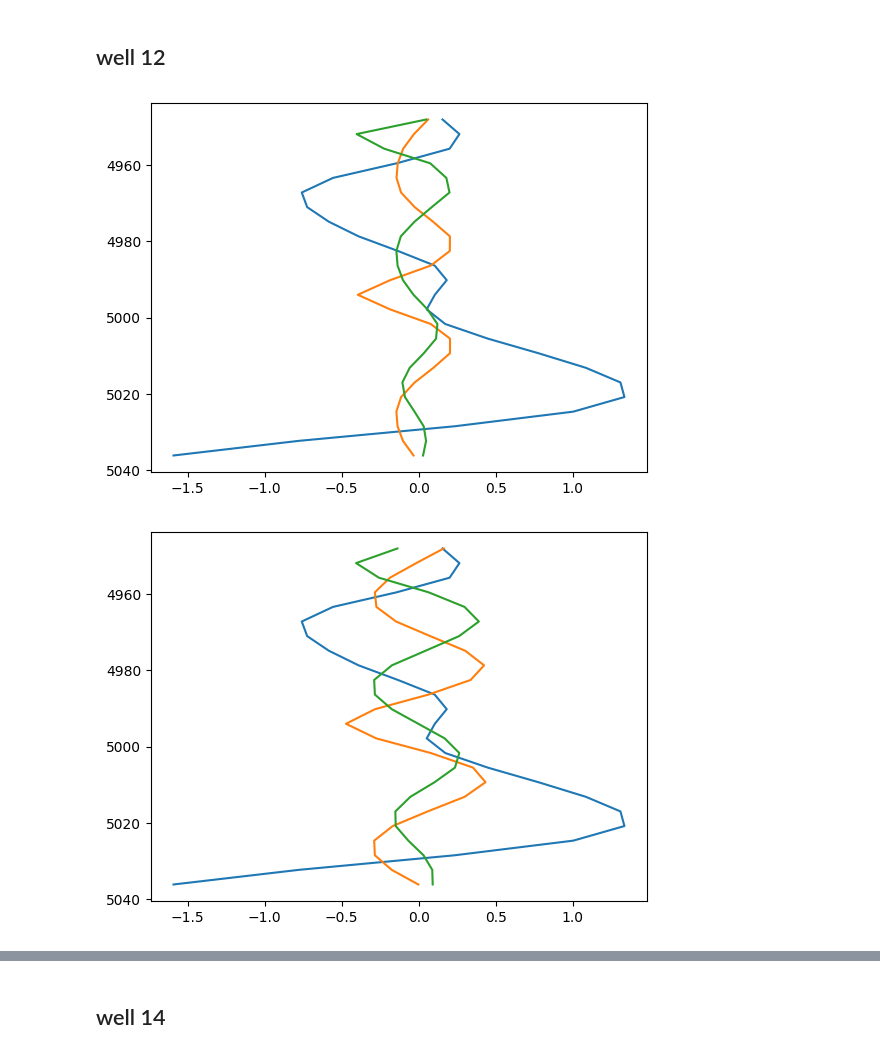
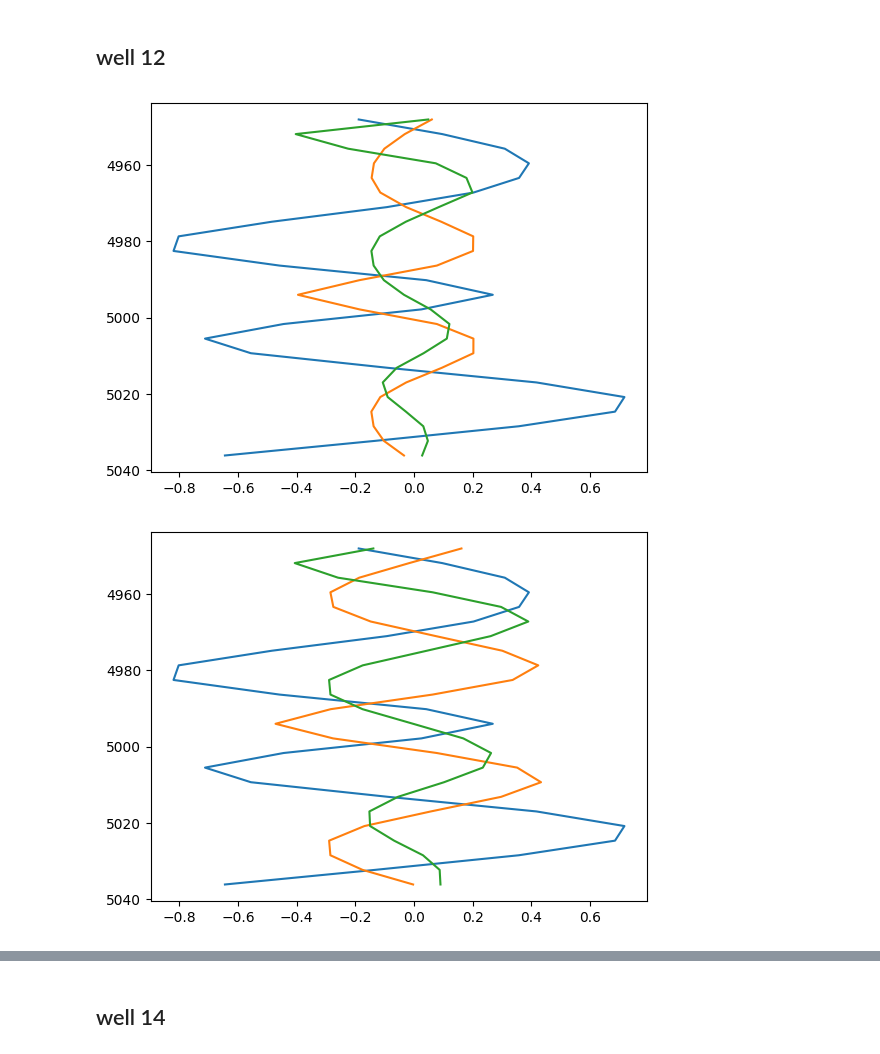
Before and after one commit to cljosegfer/vashisth2022direct, a Jupyter notebook: notebooks/reproducao_wvlt.ipynb, the cells around one changed output, grey strips where cells are left out. Cells and saved outputs as stored; diff of their text form; code cells hidden in the pictures.

```diff
--- a/notebooks/reproducao_wvlt.ipynb
+++ b/notebooks/reproducao_wvlt.ipynb
@@ -146,6 +148,7 @@ def RC_fwd_model_ia(ia1, ia2):
 # %% [markdown]
 # sismica
 # %%
-V3D_path = pathlib.Path("data/dados/buzios_corte_tempo.sgy")
+# V3D_path = pathlib.Path("data/dados/buzios_corte_tempo.sgy")
+V3D_path = pathlib.Path("../datasets/ffb/Area_Teste_Interpretabilidade_10-04-24.sgy")
 print("3D", V3D_path, V3D_path.exists())
 # %% [output]
@@ -186,4 +205,5 @@ scrape
 1000 rows × 89 columns
 # %%
-V3D = segy_loader(V3D_path, iline=189, xline=193, cdpx=73, cdpy=77, vert_domain="TWT")
+# V3D = segy_loader(V3D_path, iline=189, xline=193, cdpx=73, cdpy=77, vert_domain="TWT")
+V3D = segy_loader(V3D_path, iline=189, xline=193, cdpx=181, cdpy=185, vert_domain="DEPTH")
 V3D
@@ -1600,20 +1668,20 @@ synth = cross(Rpp12[:-1], wvlt_90_20_probe)
 synthconv = np.convolve(wvlt_90_20_probe, Rpp12[:-1], mode='same')
 
 zz = np.linspace(depth_point1, depth_point2, synth.shape[0] + 1)
-plt.plot(sismica3, zz[:-1]);
+plt.plot(sismica12, zz[:-1]);
 plt.plot(synth, zz[:-1]);
 plt.plot(synthconv, zz[:-1]);
 plt.gca().invert_yaxis();
 # %% [output]
-[figure, old version]
+[figure, new version]
 # %%
 synth = cross(Rpp12[:-1], wvlt_sul_90)
 synthconv = np.convolve(wvlt_sul_90, Rpp12[:-1], mode='same')
 
 zz = np.linspace(depth_point1, depth_point2, synth.shape[0] + 1)
-plt.plot(sismica3, zz[:-1]);
+plt.plot(sismica12, zz[:-1]);
 plt.plot(synth, zz[:-1]);
 plt.plot(synthconv, zz[:-1]);
 plt.gca().invert_yaxis();
 # %% [output]
-[figure, old version]
+[figure, new version]
```
Also changed, not shown: parts of 30 cells of this notebook, 1 other file.
